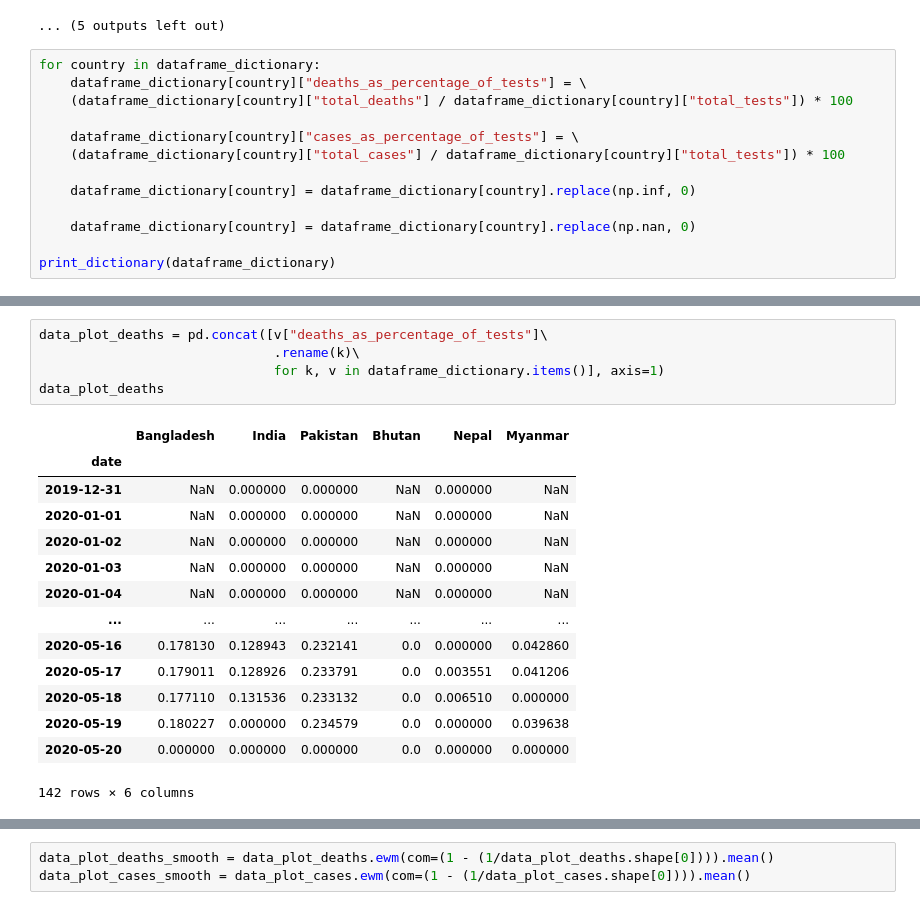
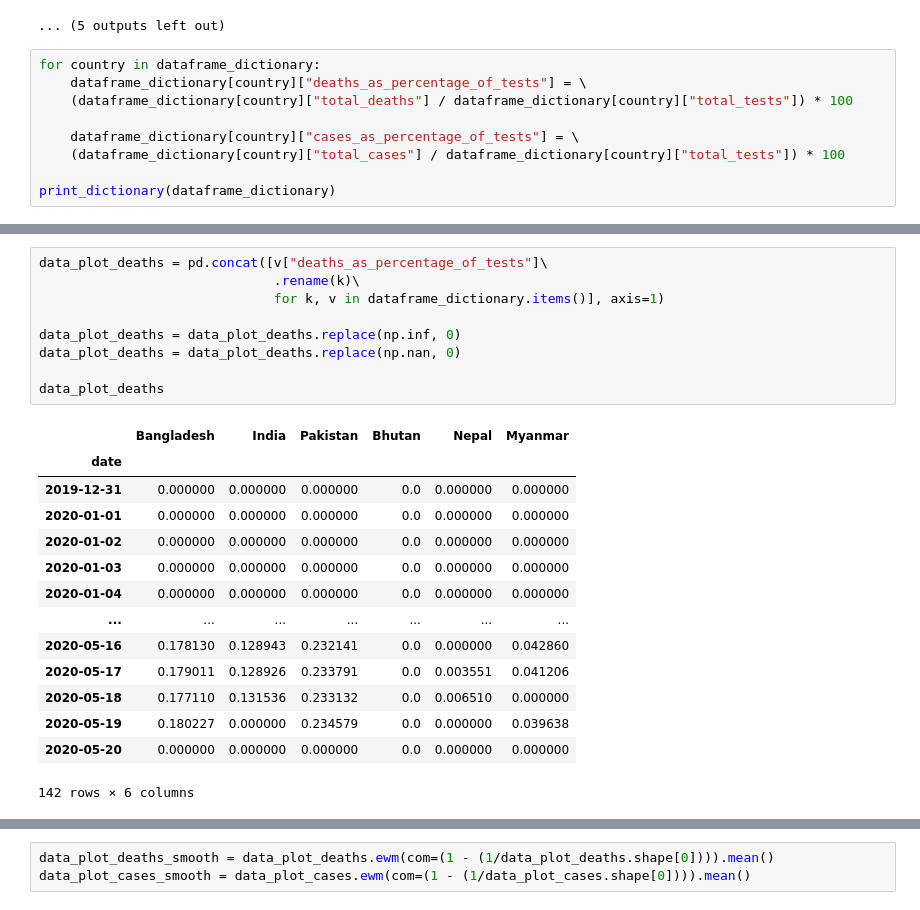
Before and after one commit to mashnoon1234/analyzing-covid19-data, a Jupyter notebook: covid19-data-analysis.ipynb, the cells around one changed output, grey strips where cells are left out. Saved outputs shown, nothing was run; the diff lists cells and outputs as text.

```diff
--- a/covid19-data-analysis.ipynb
+++ b/covid19-data-analysis.ipynb
@@ -135,10 +135,6 @@ for country in dataframe_dictionary:
     dataframe_dictionary[country]["cases_as_percentage_of_tests"] = \
     (dataframe_dictionary[country]["total_cases"] / dataframe_dictionary[country]["total_tests"]) * 100
 
-    dataframe_dictionary[country] = dataframe_dictionary[country].replace(np.inf, 0)
-
-    dataframe_dictionary[country] = dataframe_dictionary[country].replace(np.nan, 0)
-
 print_dictionary(dataframe_dictionary)
 # %% [output]
 Rows for Bangladesh:
@@ -205,16 +201,20 @@ Rows for Bhutan:
 # %%
 data_plot_deaths = pd.concat([v["deaths_as_percentage_of_tests"]\
                               .rename(k)\
                               for k, v in dataframe_dictionary.items()], axis=1)
+
+data_plot_deaths = data_plot_deaths.replace(np.inf, 0)
+data_plot_deaths = data_plot_deaths.replace(np.nan, 0)
+
 data_plot_deaths
 # %% [output]
 |  | Bangladesh | India | Pakistan | Bhutan | Nepal | Myanmar |
 | date |  |  |  |  |  |  |
-| 2019-12-31 | NaN | 0.000000 | 0.000000 | NaN | 0.000000 | NaN |
-| 2020-01-01 | NaN | 0.000000 | 0.000000 | NaN | 0.000000 | NaN |
-| 2020-01-02 | NaN | 0.000000 | 0.000000 | NaN | 0.000000 | NaN |
-| 2020-01-03 | NaN | 0.000000 | 0.000000 | NaN | 0.000000 | NaN |
-| 2020-01-04 | NaN | 0.000000 | 0.000000 | NaN | 0.000000 | NaN |
+| 2019-12-31 | 0.000000 | 0.000000 | 0.000000 | 0.0 | 0.000000 | 0.000000 |
+| 2020-01-01 | 0.000000 | 0.000000 | 0.000000 | 0.0 | 0.000000 | 0.000000 |
+| 2020-01-02 | 0.000000 | 0.000000 | 0.000000 | 0.0 | 0.000000 | 0.000000 |
+| 2020-01-03 | 0.000000 | 0.000000 | 0.000000 | 0.0 | 0.000000 | 0.000000 |
+| 2020-01-04 | 0.000000 | 0.000000 | 0.000000 | 0.0 | 0.000000 | 0.000000 |
 | ... | ... | ... | ... | ... | ... | ... |
 | 2020-05-16 | 0.178130 | 0.128943 | 0.232141 | 0.0 | 0.000000 | 0.042860 |
 | 2020-05-17 | 0.179011 | 0.128926 | 0.233791 | 0.0 | 0.003551 | 0.041206 |
```
Also changed, not shown: parts of 3 cells of this notebook.
